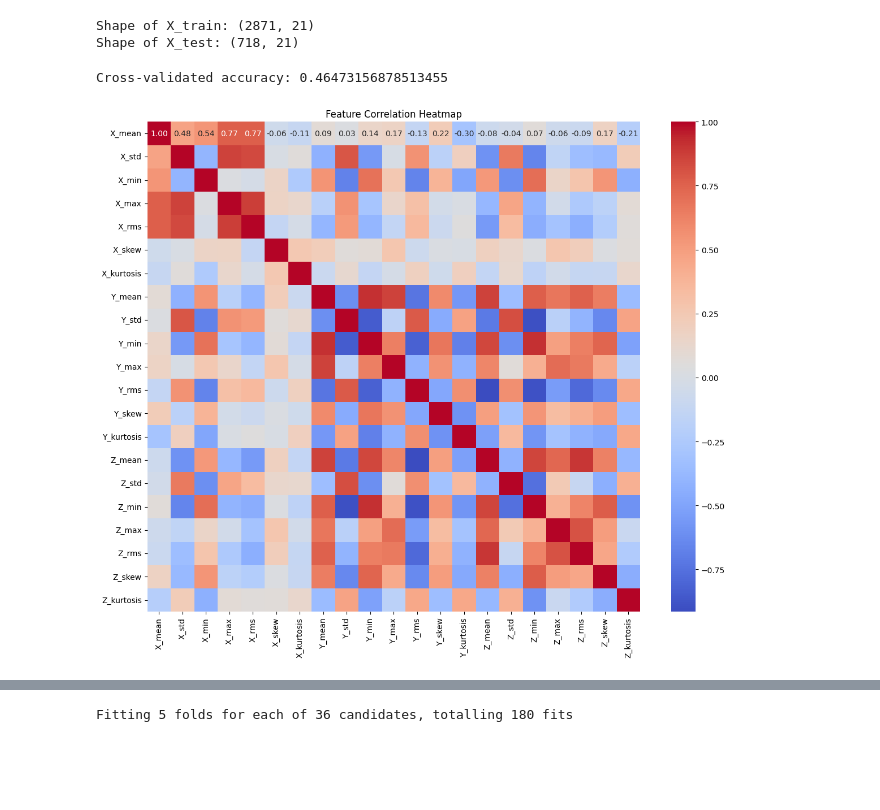
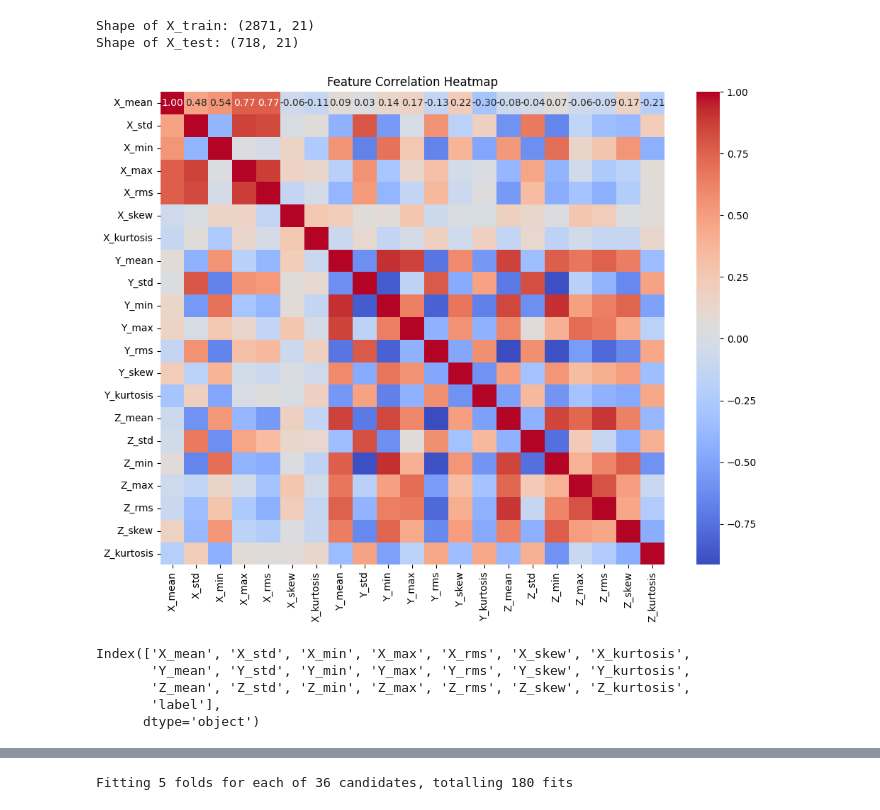
Before and after one commit to Daffodils/walk_recognition, a Jupyter notebook: project_2_walk (1).ipynb, the cells around one changed output, grey strips where cells are left out. Drawn from its saved outputs; the diff is of its cells as text; code cells hidden in the pictures; blank space fills up the shorter version.

```diff
--- a/project_2_walk (1).ipynb
+++ b/project_2_walk (1).ipynb
@@ -255,19 +255,12 @@ Shape of X_test: (718, 21)
 # %%
 selector = SelectKBest(score_func=f_classif, k=20)  # Adjust k as needed
 X = selector.fit_transform(X, y)
-# %%
-from sklearn.model_selection import cross_val_score
-
-scores = cross_val_score(model, X, y, cv=5, scoring='accuracy')
-print("Cross-validated accuracy:", scores.mean())
-# %% [output]
-Cross-validated accuracy: 0.46473156878513455
 # %%
 # Quick visualization: correlation heatmap of original features
-plt.figure(figsize=(12,10))
+plt.figure(figsize=(10,8))
 sns.heatmap(df.drop('label', axis=1).corr(), annot=True, fmt='.2f', cmap='coolwarm')
 plt.title('Feature Correlation Heatmap')
 plt.tight_layout()
 plt.show()
 # %% [output]
-[figure, old version]
+[figure, new version]
@@ -273,0 +272,8 @@ plt.show()
+# %%
+print(df.columns)
+# %% [output]
+Index(['X_mean', 'X_std', 'X_min', 'X_max', 'X_rms', 'X_skew', 'X_kurtosis',
+       'Y_mean', 'Y_std', 'Y_min', 'Y_max', 'Y_rms', 'Y_skew', 'Y_kurtosis',
+       'Z_mean', 'Z_std', 'Z_min', 'Z_max', 'Z_rms', 'Z_skew', 'Z_kurtosis',
+       'label'],
+      dtype='object')
```
Also changed, not shown: parts of 13 cells of this notebook.
